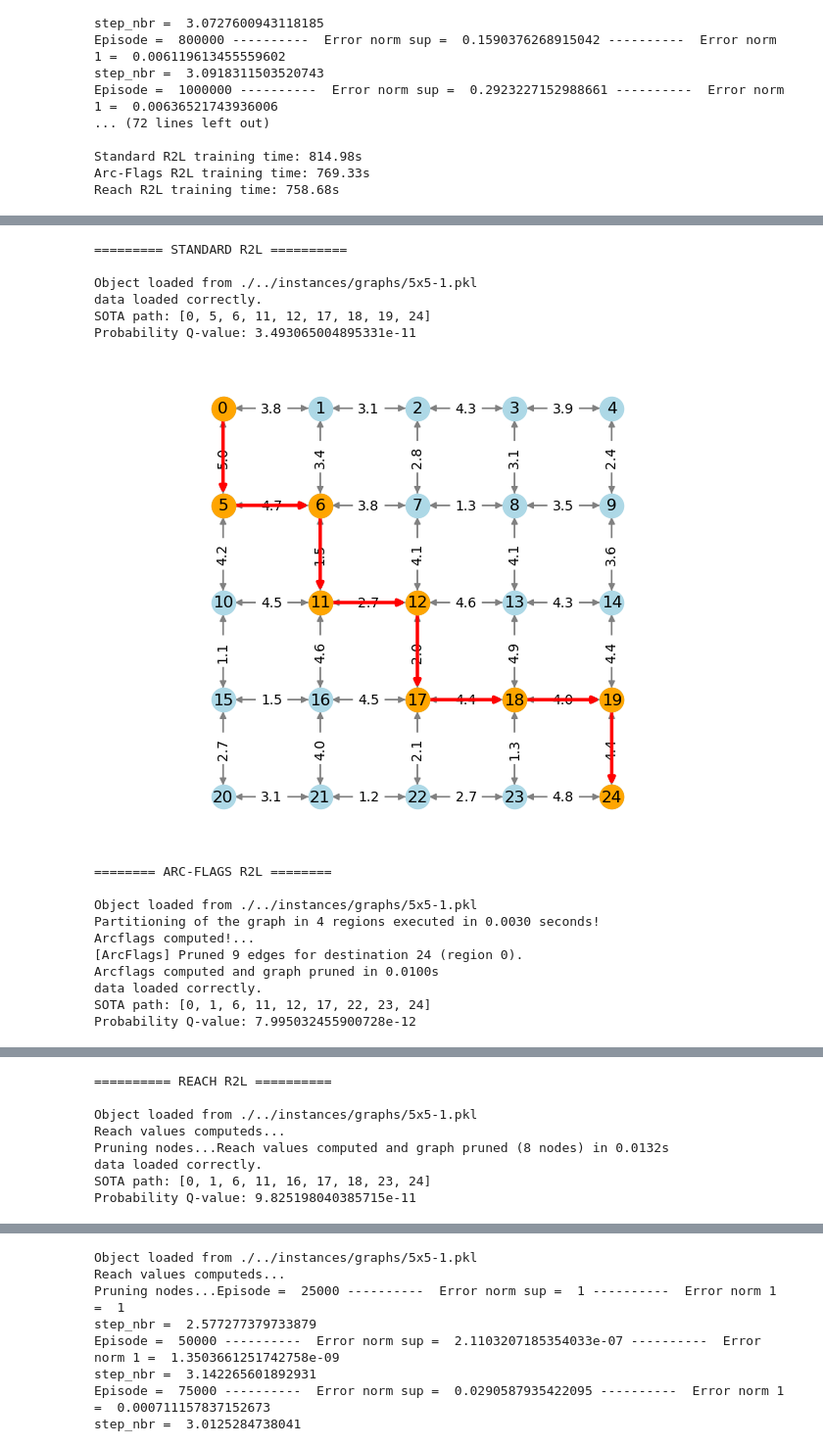
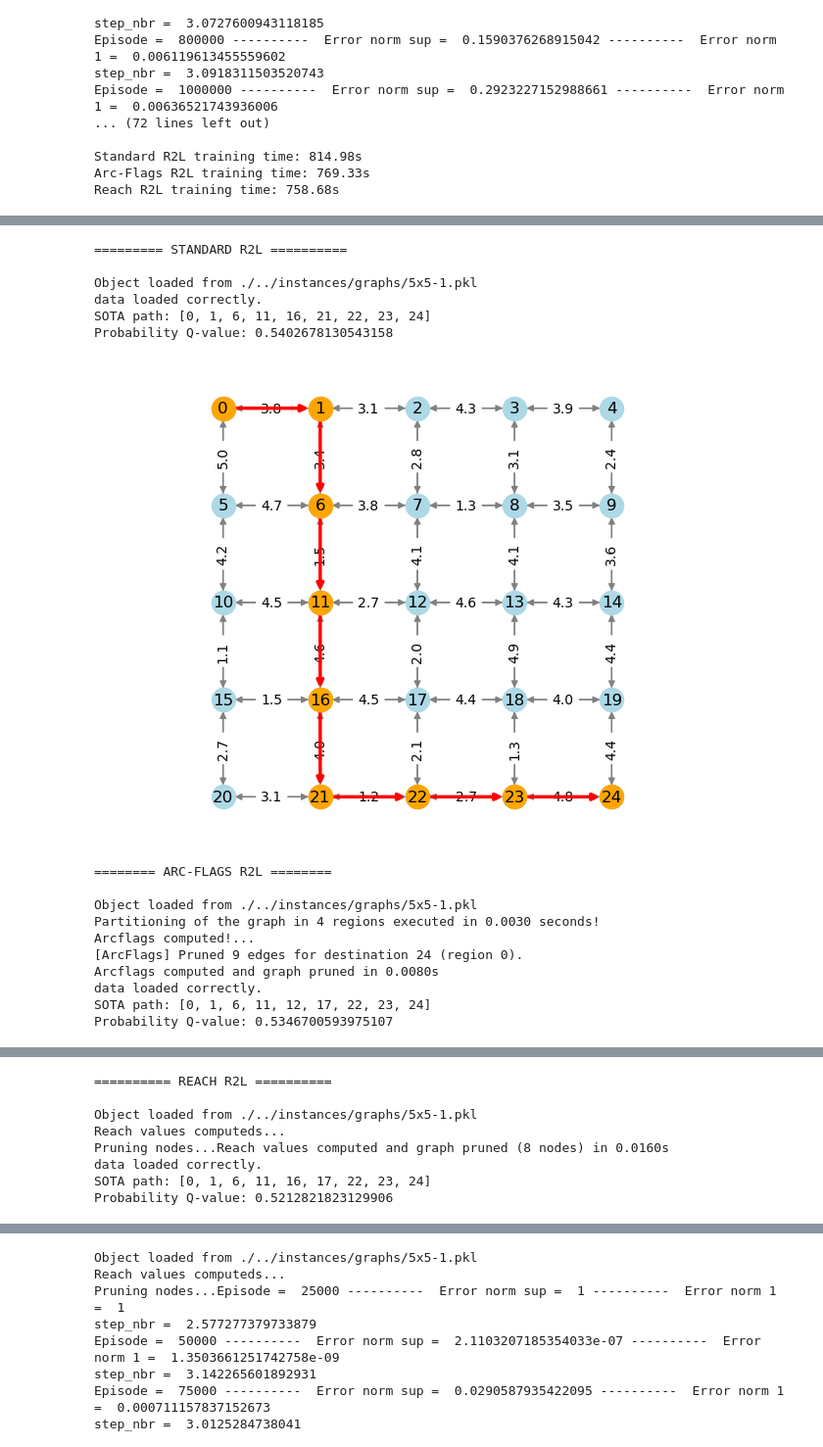
Before and after one commit to samuelepeirone/SOTA-RL, a Jupyter notebook: notebook/Testing Arc-flags pruned RL.ipynb, the cells around one changed output, grey strips where cells are left out. Shown at 98% size. Saved outputs shown, nothing was run; the diff lists cells and outputs as text; code cells hidden in the pictures.

```diff
--- a/notebook/Testing Arc-flags pruned RL.ipynb
+++ b/notebook/Testing Arc-flags pruned RL.ipynb
@@ -147,3 +144,10 @@ Episode =  1000000 ----------  Error norm sup =  0.2923227152988661 ----------
 Standard R2L training time: 814.98s
 Arc-Flags R2L training time: 769.33s
 Reach R2L training time: 758.68s
+# %%
+# embedded reach
+
+path_graph = "./../instances/graphs/5x5-1.pkl"
+path_erh = "./../instances/trained/undefined.pkl"
+
+R2LTestFunctions.train_run(path_graph, "embedded_reach", 0, 24, 1000000, 100000, path_erh)
@@ -150,10 +173,10 @@ Reach R2L training time: 758.68s
 # %%
 path_graph = "./../instances/graphs/5x5-1.pkl"
-path_gn = "./../instances/trained/undefined.pkl"
-path_af = "./../instances/trained/undefined.pkl"
-path_rh = "./../instances/trained/undefined.pkl"
+path_gn = "./../instances/trained/prob-test-100k050-gn.pkl"
+path_af = "./../instances/trained/prob-test-100k050-af.pkl"
+path_rh = "./../instances/trained/prob-test-100k050-rh.pkl"
 
-R2LTestFunctions.train_general_comparison(path_graph, 0, 24, 5000000, 500000, path_gn, path_af, path_rh)
+R2LTestFunctions.train_general_comparison(path_graph, 0, 24, 35000000, 100000, True, 0.001, 0.99, False, True, 0.50, path_gn, path_af, path_rh)
 # %% [output]
 ======== STANDARD R2L =========
 
@@ -175,35 +198,35 @@ Reach R2L training time: 2128.77s
 # %%
 path_graph = "./../instances/graphs/5x5-1.pkl"
-path_af = "./../instances/trained/grid_5x5-1_500k50k-af.pkl"
-path_gn = "./../instances/trained/grid_5x5-1_500k50k-gn.pkl"
-path_rh = "./../instances/trained/grid_5x5-1_500k50k-rh.pkl"
+path_af = "./../instances/trained/prob-test-100k050-af.pkl"
+path_gn = "./../instances/trained/prob-test-100k050-gn.pkl"
+path_rh = "./../instances/trained/prob-test-100k050-rh.pkl"
 
 R2LTestFunctions.gn_af_rh_path_comparison(path_graph, path_gn, path_af, path_rh,
                                           0, 29, dont_print=True, print_graph_path=True)
 # %% [output]
 ========= STANDARD R2L ==========
 
 Object loaded from ./../instances/graphs/5x5-1.pkl
 data loaded correctly.
-SOTA path: [0, 5, 6, 11, 12, 17, 18, 19, 24]
-Probability Q-value: 3.493065004895331e-11
+SOTA path: [0, 1, 6, 11, 16, 21, 22, 23, 24]
+Probability Q-value: 0.5402678130543158
-[figure, old version]
+[figure, new version]
 ======== ARC-FLAGS R2L ========
 
 Object loaded from ./../instances/graphs/5x5-1.pkl
 Partitioning of the graph in 4 regions executed in 0.0030 seconds!
 Arcflags computed!...
 [ArcFlags] Pruned 9 edges for destination 24 (region 0).
-Arcflags computed and graph pruned in 0.0100s
+Arcflags computed and graph pruned in 0.0080s
 data loaded correctly.
 SOTA path: [0, 1, 6, 11, 12, 17, 22, 23, 24]
-Probability Q-value: 7.995032455900728e-12
+Probability Q-value: 0.5346700593975107
 [figure]
 ========== REACH R2L ==========
 
 Object loaded from ./../instances/graphs/5x5-1.pkl
 Reach values computeds...
-Pruning nodes...Reach values computed and graph pruned (8 nodes) in 0.0132s
+Pruning nodes...Reach values computed and graph pruned (8 nodes) in 0.0160s
 data loaded correctly.
-SOTA path: [0, 1, 6, 11, 16, 17, 18, 23, 24]
-Probability Q-value: 9.825198040385715e-11
+SOTA path: [0, 1, 6, 11, 16, 17, 22, 23, 24]
+Probability Q-value: 0.5212821823129906
```
Also changed, not shown: parts of 8 cells of this notebook, 31 other files.
